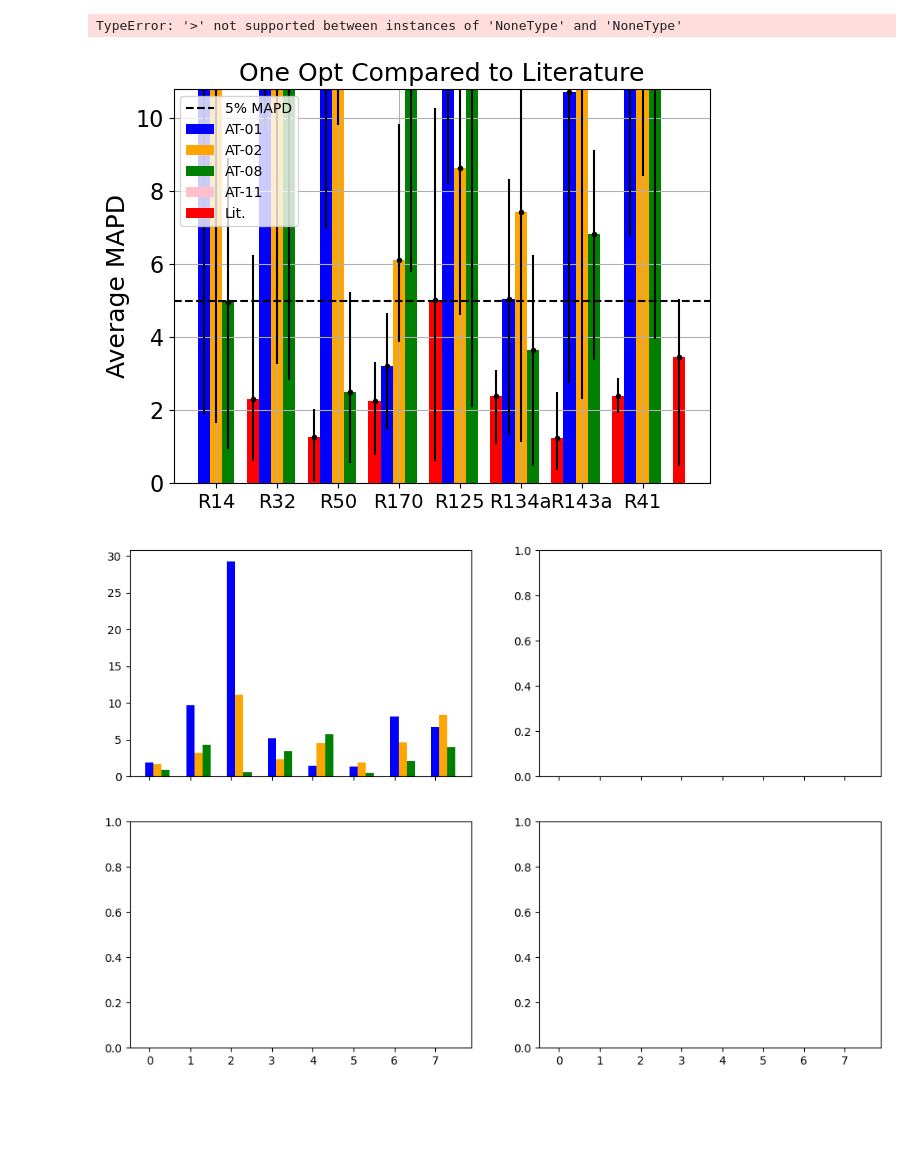
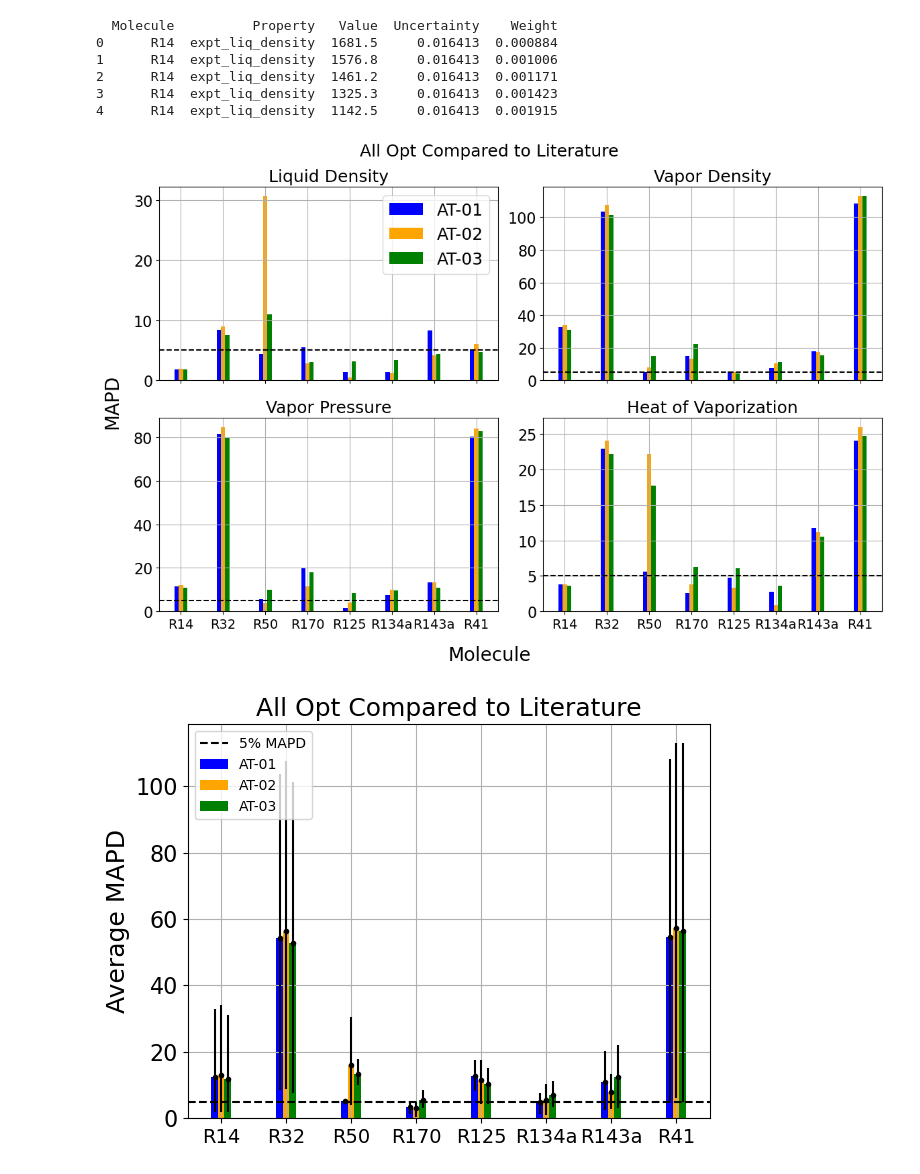
Before and after one commit to MaginnGroup/genFF_public, a Jupyter notebook: integrate_gp.ipynb, the cells around one changed output. Drawn from its saved outputs; the diff is of its cells as text; code cells hidden in the pictures; blank space fills up the shorter version.

```diff
--- a/integrate_gp.ipynb
+++ b/integrate_gp.ipynb
@@ -10,3 +19,54 @@ import os
+# %%
+#Load class properies for each molecule
+r14_class = r14.R14Constants()
+r32_class = r32.R32Constants()
+r50_class = r50.R50Constants()
+r125_class = r125.R125Constants()
+r134a_class = r134a.R134aConstants()
+r143a_class = r143a.R143aConstants()
+r170_class = r170.R170Constants()
+r41_class = r41.R41Constants()
+molec_data_dict = {"R14":r14_class, "R32":r32_class, "R50":r50_class, "R170":r170_class, "R125":r125_class, "R134a":r134a_class, "R143a":r143a_class, "R41": r41_class}
+df = pd.DataFrame(columns = ["Molecule", "Property", "Value", "Uncertainty", "Weight"])
+for key in list(molec_data_dict.keys()):
+    molec_object = molec_data_dict[key]
+    for prop_key in list(molec_object.uncertainties.keys()):
+        if "vap_density" in prop_key:
+            exp_data = molec_object.expt_vap_density
+            property_bounds = molec_object.vap_density_bounds
+            property_name = "Vapor Density [kg/m^3]"
+        elif "liq_density" in prop_key:
+            exp_data = molec_object.expt_liq_density
+            property_bounds = molec_object.liq_density_bounds
+            property_name = "Liquid Density [kg/m^3]"
+        elif "Pvap" in prop_key:
+            exp_data = molec_object.expt_Pvap
+            property_bounds = molec_object.Pvap_bounds
+            property_name = "Vapor pressure [bar]"
+        elif "Hvap" in prop_key:
+            exp_data = molec_object.expt_Hvap
+            property_bounds = molec_object.Hvap_bounds
+            property_name = "Enthalpy of Vaporization [kJ/kg]"
+
+        values = np.array(list(exp_data.values()))
+        y_unc = molec_object.uncertainties[prop_key]
+        y_var_unc = (values*y_unc)** 2
+        y_var_2pct = (values*0.02) ** 2
+        y_var = np.maximum(y_var_unc, y_var_2pct)
+        weight = 1 / y_var
+        df_vals = [key, prop_key, values, y_unc, weight]
+        iter_df = pd.DataFrame([df_vals], columns = df.columns)
+        iter_df = iter_df.apply(lambda col: col.explode(), axis=0).reset_index(drop=True).copy(deep =True)
+        df = pd.concat([df, iter_df], ignore_index=True)
+print(df.head())
+df.to_csv("molecule_exp_unc_data.csv", index = False, header = True)
+# %% [output]
+  Molecule          Property   Value  Uncertainty    Weight
+0      R14  expt_liq_density  1681.5     0.016413  0.000884
+1      R14  expt_liq_density  1576.8     0.016413  0.001006
+2      R14  expt_liq_density  1461.2     0.016413  0.001171
+3      R14  expt_liq_density  1325.3     0.016413  0.001423
+4      R14  expt_liq_density  1142.5     0.016413  0.001915
 # %%
 repeats = 1
 seed = 1
@@ -134,45 +194,44 @@ def get_pref_theta(molec_names, at_number_list, obj_choices_list, old_list, whic
             all_molec_dir = str(all_molec_dir).replace("Results", "Results-OldGP")
         try:
             if os.path.exists(os.path.join(all_molec_dir, "unique_best_set.csv")):
                 path_best_sets = os.path.join(all_molec_dir, "unique_best_set.csv")
                 all_df = pd.read_csv(path_best_sets, header = 0)
                 first_param_name = visual.at_class.at_names[0]
                 last_param_name = visual.at_class.at_names[-1]
                 best_set = all_df.loc[param, first_param_name:last_param_name].values
             else:
                 path_best_sets = os.path.join(all_molec_dir, "best_per_run.csv")
                 all_df = pd.read_csv(path_best_sets, header = 0)
                 first_param_name = visual.at_class.at_names[0] + "_min"
                 last_param_name = visual.at_class.at_names[-1] + "_min"
                 best_set = all_df.loc[param, first_param_name:last_param_name].values
             best_real = visual.values_pref_to_real(copy.copy(best_set))
         except:
             best_real = None
 
         # mapds = visual.calc_MAPD_mimic_ms(molec_names, best_set)
         dfs = visual.calc_MAPD_best(molec_names, best_real)
         mapds_dfs.append(dfs[which])
 
     return mapds_dfs
 
-at_schemes = [1, 2, 8,11,1]
-# old_list = [False, False, False]
-# objs = ["ExpValPrior", "ExpValPrior", "ExpValPrior"]
-# which = ["Literature", "Opt_All", "Opt_All"]
-# param_set = [0,0,1]
-old_list = [False, False, False, False, False]
-objs = ["ExpVal", "ExpVal", "ExpVal", "ExpValPrior", "ExpVal"]
-which = ["Opt_All", "Opt_All", "Opt_All", "Opt_All", "Literature"]
-param_set = [0,0,0,0,0]
+# at_schemes = [1, 2, 3,4,5,8,11,1]
+at_schemes = [3,4,5]
+# old_list = [False, False, False, False, False, False, False, False]
+old_list = [False, False, False]
+# objs = ["ExpVal", "ExpVal", "ExpVal", "ExpVal", "ExpVal", "ExpVal", "ExpValPrior", "ExpVal"]
+objs = ["ExpVal", "ExpVal", "ExpVal"]
+# which = ["Opt_All", "Opt_All", "Opt_All", "Opt_All", "Opt_All", "Opt_All", "Opt_All", "Literature"]
+which = ["Opt_All", "Opt_All", "Opt_All"]
+param_set = [0,0,0,0,0,0,0,0,0]
 mapd_dfs = get_pref_theta(molec_names, at_schemes, objs, old_list, which, param_set)
 # df_labels = ["Literature", "5% eps_C1 Wt", "20% eps_C1 Wt"]
 # df_colors = ["blue", "orange", "green"]
-df_labels = ["AT-01", "AT-02", "AT-08", "AT-11", "Lit."]
-df_colors = ["blue", "orange", "green", "pink", "red"]
-title = "One Opt Compared to Literature"
+df_labels = ["AT-01", "AT-02", "AT-03", "AT-04", "AT-05", "AT-08", "AT-11", "Lit."]
+df_colors = ["blue", "orange", "green", "pink", "purple", "yellow", "gold", "red"]
+title = "All Opt Compared to Literature"
 visual.plot_avg_MAPD(mapd_dfs, df_labels, df_colors, title)
 visual.plot_MAPD(mapd_dfs, df_labels, df_colors, title)
 # %% [output]
-TypeError: '>' not supported between instances of 'NoneType' and 'NoneType'
-[figure, old version]
+[figure, new version]
-[figure, old version]
+[figure, new version]
```
Also changed, not shown: parts of 2 cells of this notebook, 18 other files.
